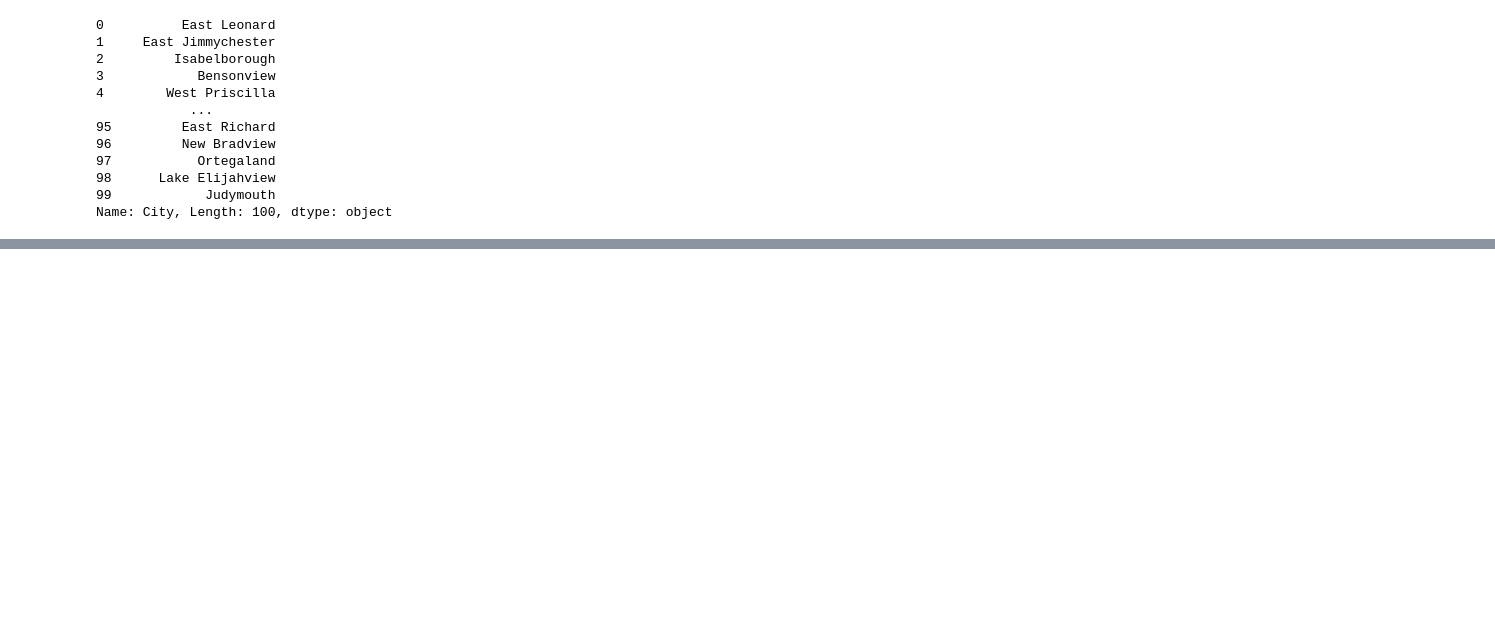
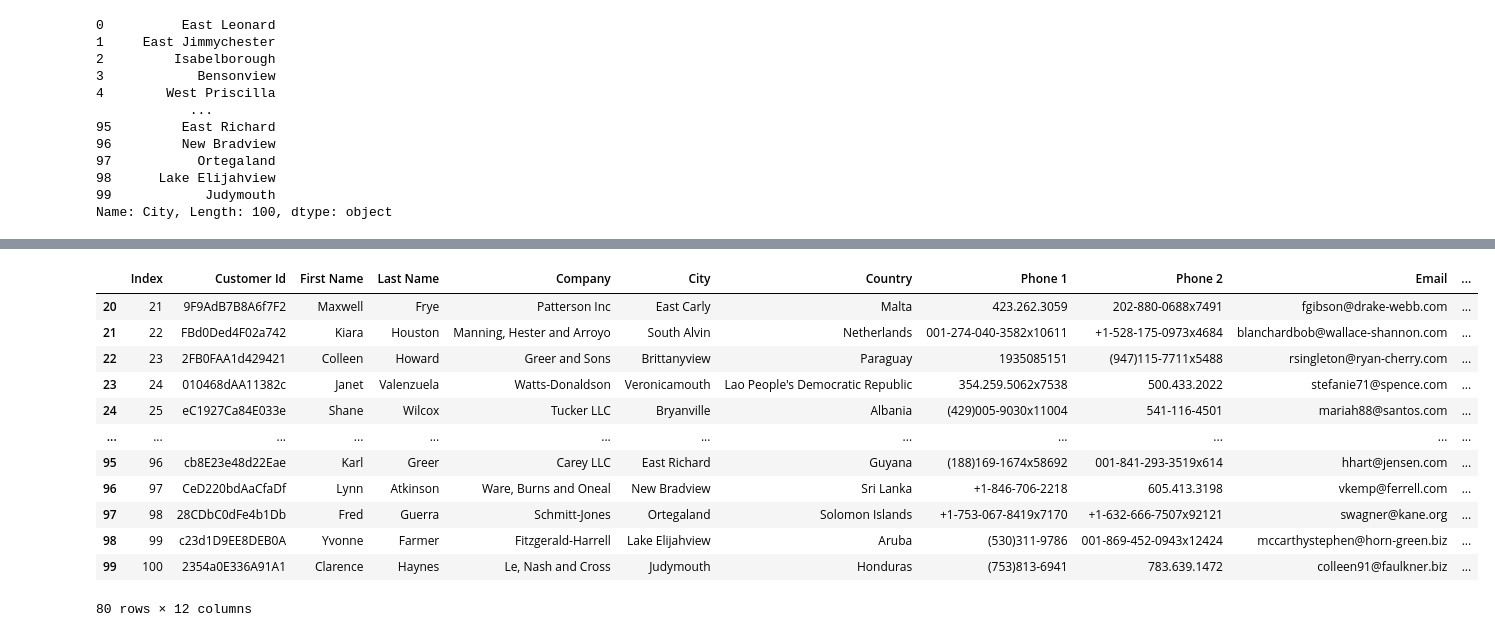
Before and after one commit to AbhishekChauhan9036/Data-Science, a Jupyter notebook: Pandas/Pandas_Lecture.ipynb, the cells around one changed output, grey strips where cells are left out. Cells and saved outputs as stored; diff of their text form; code cells hidden in the pictures; blank space fills up the shorter version.

Commit message:
Data Science

```diff
--- a/Pandas/Pandas_Lecture.ipynb
+++ b/Pandas/Pandas_Lecture.ipynb
@@ -399,0 +416,16 @@ Name: City, Length: 100, dtype: object
+# %%
+obs_data.loc[obs_data['Index']>20]
+# %% [output]
+|  | Index | Customer Id | First Name | Last Name | Company | City | Country | Phone 1 | Phone 2 | Email | ... |
+| 20 | 21 | 9F9AdB7B8A6f7F2 | Maxwell | Frye | Patterson Inc | East Carly | Malta | 423.262.3059 | 202-880-0688x7491 | fgibson@drake-webb.com | ... |
+| 21 | 22 | FBd0Ded4F02a742 | Kiara | Houston | Manning, Hester and Arroyo | South Alvin | Netherlands | 001-274-040-3582x10611 | +1-528-175-0973x4684 | blanchardbob@wallace-shannon.com | ... |
+| 22 | 23 | 2FB0FAA1d429421 | Colleen | Howard | Greer and Sons | Brittanyview | Paraguay | 1935085151 | (947)115-7711x5488 | rsingleton@ryan-cherry.com | ... |
+| 23 | 24 | 010468dAA11382c | Janet | Valenzuela | Watts-Donaldson | Veronicamouth | Lao People's Democratic Republic | 354.259.5062x7538 | 500.433.2022 | stefanie71@spence.com | ... |
+| 24 | 25 | eC1927Ca84E033e | Shane | Wilcox | Tucker LLC | Bryanville | Albania | (429)005-9030x11004 | 541-116-4501 | mariah88@santos.com | ... |
+| ... | ... | ... | ... | ... | ... | ... | ... | ... | ... | ... | ... |
+| 95 | 96 | cb8E23e48d22Eae | Karl | Greer | Carey LLC | East Richard | Guyana | (188)169-1674x58692 | 001-841-293-3519x614 | hhart@jensen.com | ... |
+| 96 | 97 | CeD220bdAaCfaDf | Lynn | Atkinson | Ware, Burns and Oneal | New Bradview | Sri Lanka | +1-846-706-2218 | 605.413.3198 | vkemp@ferrell.com | ... |
+| 97 | 98 | 28CDbC0dFe4b1Db | Fred | Guerra | Schmitt-Jones | Ortegaland | Solomon Islands | +1-753-067-8419x7170 | +1-632-666-7507x92121 | swagner@kane.org | ... |
+| 98 | 99 | c23d1D9EE8DEB0A | Yvonne | Farmer | Fitzgerald-Harrell | Lake Elijahview | Aruba | (530)311-9786 | 001-869-452-0943x12424 | mccarthystephen@horn-green.biz | ... |
+| 99 | 100 | 2354a0E336A91A1 | Clarence | Haynes | Le, Nash and Cross | Judymouth | Honduras | (753)813-6941 | 783.639.1472 | colleen91@faulkner.biz | ... |
+80 rows × 12 columns
```
Also changed, not shown: parts of 5 cells of this notebook.
